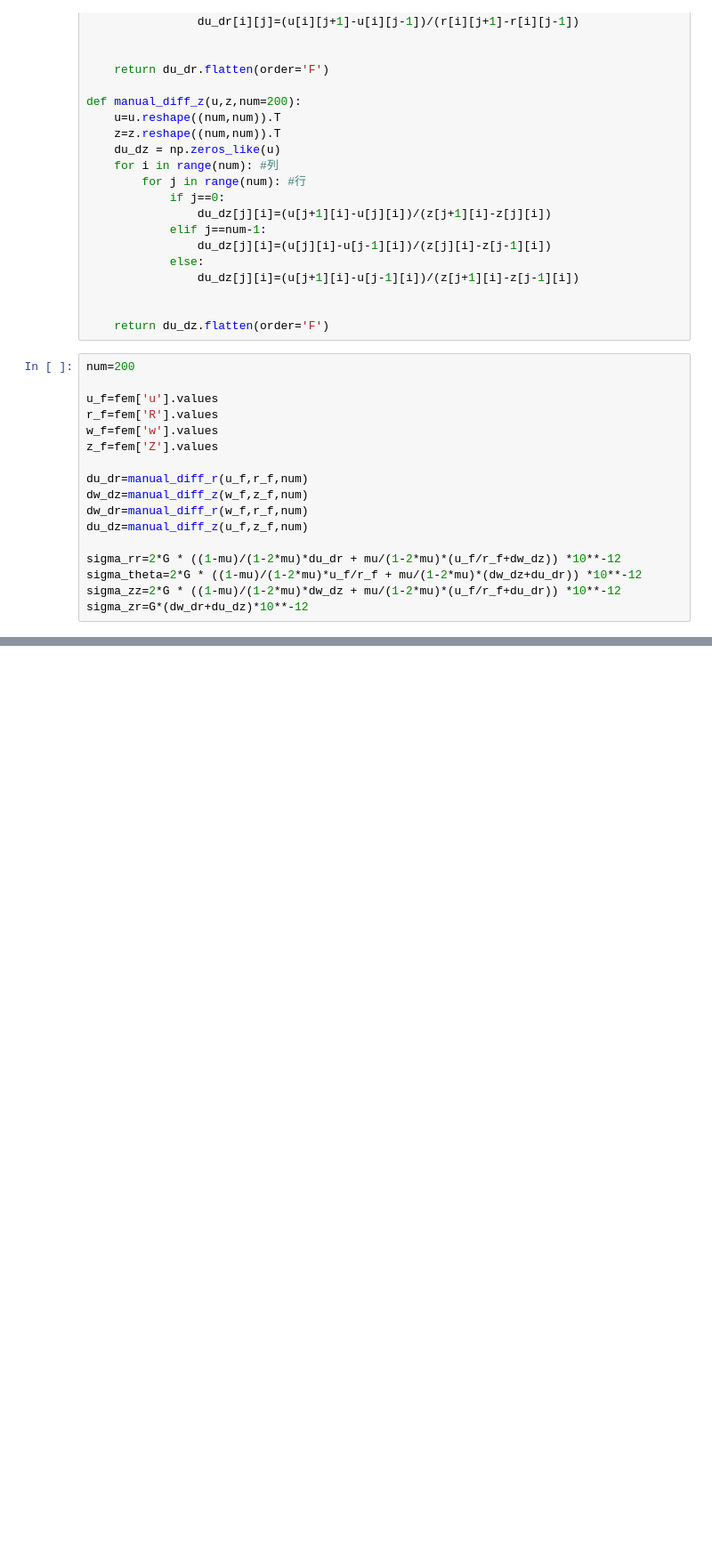
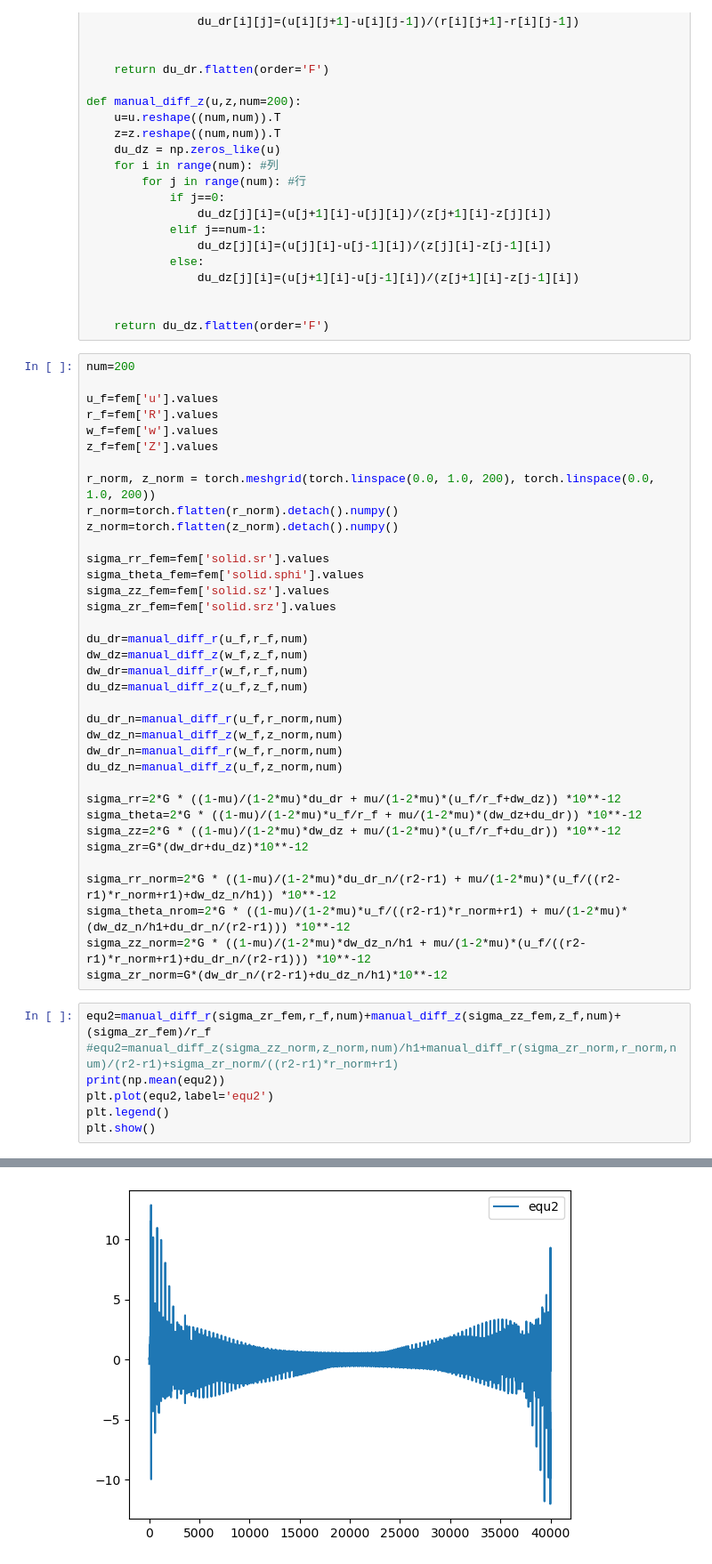
Before and after one commit to Yaoshengtai/PINN-Thermosolid-F-R, a Jupyter notebook: force_forward/force_comsol_detection.ipynb, the cells around one changed output, grey strips where cells are left out. Shown at 89% size. Cells and saved outputs as stored; diff of their text form; blank space fills up the shorter version.

```diff
--- a/force_forward/force_comsol_detection.ipynb
+++ b/force_forward/force_comsol_detection.ipynb
@@ -55,12 +60,39 @@ r_f=fem['R'].values
 w_f=fem['w'].values
 z_f=fem['Z'].values
 
+r_norm, z_norm = torch.meshgrid(torch.linspace(0.0, 1.0, 200), torch.linspace(0.0, 1.0, 200))
+r_norm=torch.flatten(r_norm).detach().numpy()
+z_norm=torch.flatten(z_norm).detach().numpy()
+
+sigma_rr_fem=fem['solid.sr'].values
+sigma_theta_fem=fem['solid.sphi'].values
+sigma_zz_fem=fem['solid.sz'].values
+sigma_zr_fem=fem['solid.srz'].values
+
 du_dr=manual_diff_r(u_f,r_f,num)
 dw_dz=manual_diff_z(w_f,z_f,num)
 dw_dr=manual_diff_r(w_f,r_f,num)
 du_dz=manual_diff_z(u_f,z_f,num)
 
+du_dr_n=manual_diff_r(u_f,r_norm,num)
+dw_dz_n=manual_diff_z(w_f,z_norm,num)
+dw_dr_n=manual_diff_r(w_f,r_norm,num)
+du_dz_n=manual_diff_z(u_f,z_norm,num)
+
 sigma_rr=2*G * ((1-mu)/(1-2*mu)*du_dr + mu/(1-2*mu)*(u_f/r_f+dw_dz)) *10**-12
 sigma_theta=2*G * ((1-mu)/(1-2*mu)*u_f/r_f + mu/(1-2*mu)*(dw_dz+du_dr)) *10**-12
 sigma_zz=2*G * ((1-mu)/(1-2*mu)*dw_dz + mu/(1-2*mu)*(u_f/r_f+du_dr)) *10**-12
 sigma_zr=G*(dw_dr+du_dz)*10**-12
+
+sigma_rr_norm=2*G * ((1-mu)/(1-2*mu)*du_dr_n/(r2-r1) + mu/(1-2*mu)*(u_f/((r2-r1)*r_norm+r1)+dw_dz_n/h1)) *10**-12
+sigma_theta_nrom=2*G * ((1-mu)/(1-2*mu)*u_f/((r2-r1)*r_norm+r1) + mu/(1-2*mu)*(dw_dz_n/h1+du_dr_n/(r2-r1))) *10**-12
+sigma_zz_norm=2*G * ((1-mu)/(1-2*mu)*dw_dz_n/h1 + mu/(1-2*mu)*(u_f/((r2-r1)*r_norm+r1)+du_dr_n/(r2-r1))) *10**-12
+sigma_zr_norm=G*(dw_dr_n/(r2-r1)+du_dz_n/h1)*10**-12
+# %%
+equ2=manual_diff_r(sigma_zr_fem,r_f,num)+manual_diff_z(sigma_zz_fem,z_f,num)+(sigma_zr_fem)/r_f
+#equ2=manual_diff_z(sigma_zz_norm,z_norm,num)/h1+manual_diff_r(sigma_zr_norm,r_norm,num)/(r2-r1)+sigma_zr_norm/((r2-r1)*r_norm+r1)
+print(np.mean(equ2))
+plt.plot(equ2,label='equ2')
+plt.legend()
+plt.show()
+# %% [output]
@@ -66,0 +100 @@ sigma_zr=G*(dw_dr+du_dz)*10**-12
+[figure, added]
```
Also changed, not shown: parts of 6 cells of this notebook, 11 other files.
